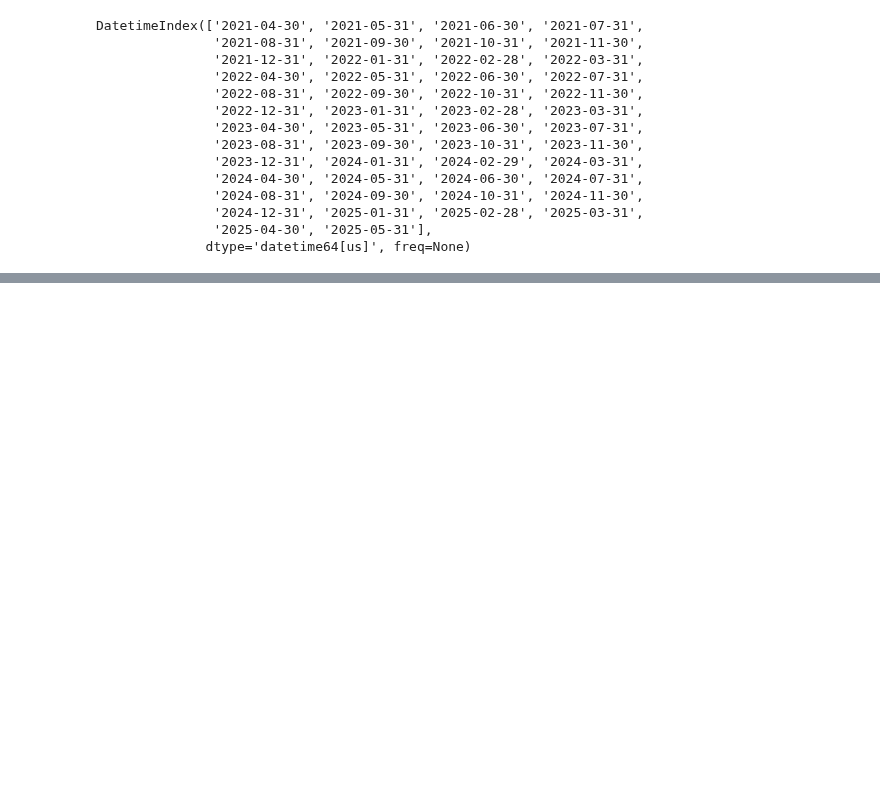
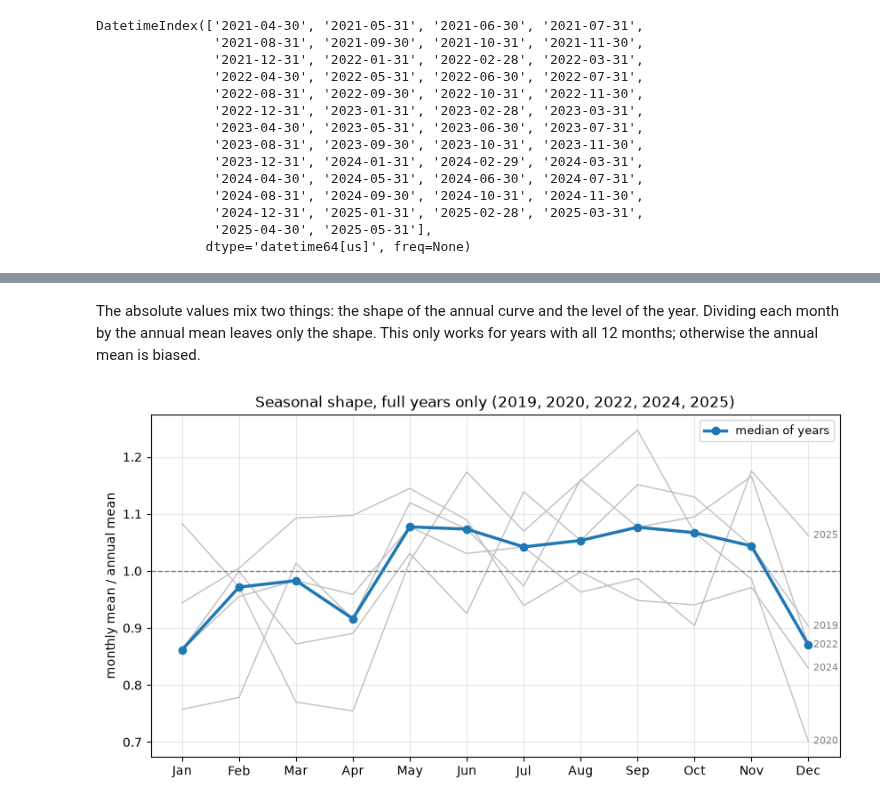
Before and after one commit to annikahackenberg/muenster-cycling-data, a Jupyter notebook: notebooks/01_explorative_analyse.ipynb, the cells around one changed output, grey strips where cells are left out. Drawn from its saved outputs; the diff is of its cells as text; code cells hidden in the pictures; blank space fills up the shorter version.

```diff
--- a/notebooks/01_explorative_analyse.ipynb
+++ b/notebooks/01_explorative_analyse.ipynb
@@ -123,0 +206,25 @@ plt.show()
+# %% [markdown]
+The absolute values mix two things: the shape of the annual curve and the level of the year.
+Dividing each month by the annual mean leaves only the shape.
+This only works for years with all 12 months; otherwise the annual mean is biased.
+# %%
+full_years = monthly.dropna()
+# Divide each row by its own mean: 1.0 = an average month of that year
+shape = full_years.div(full_years.mean(axis=1), axis=0)
+
+fig, ax = plt.subplots(figsize=(10, 5))
+# Single years thin and grey as context, the typical shape (median) on top
+for year, row in shape.iterrows():
+    ax.plot(range(1, 13), row, color="0.75", lw=1)
+    ax.annotate(str(year), (12, row.iloc[-1]), xytext=(4, 0), textcoords="offset points",
+                fontsize=8, color="0.5", va="center")
+ax.plot(range(1, 13), shape.median(), color="C0", lw=2.5, marker="o", markersize=6, label="median of years")
+ax.axhline(1, color="0.5", lw=1, ls="--")
+ax.set_xticks(range(1, 13), MONTHS)
+ax.set_ylabel("monthly mean / annual mean")
+ax.set_title(f"Seasonal shape, full years only ({', '.join(map(str, full_years.index))})")
+ax.legend(fontsize=9)
+ax.grid(alpha=0.3)
+plt.show()
+# %% [output]
+[figure, added]
```
Also changed, not shown: parts of 30 cells of this notebook, 1 other file.
